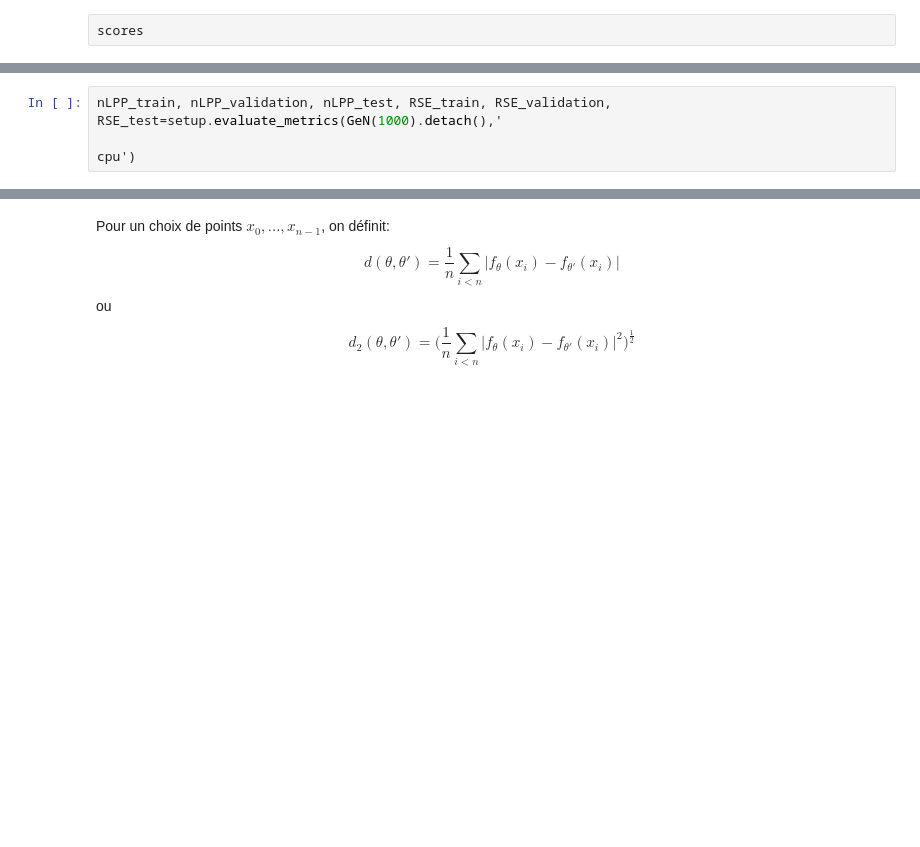
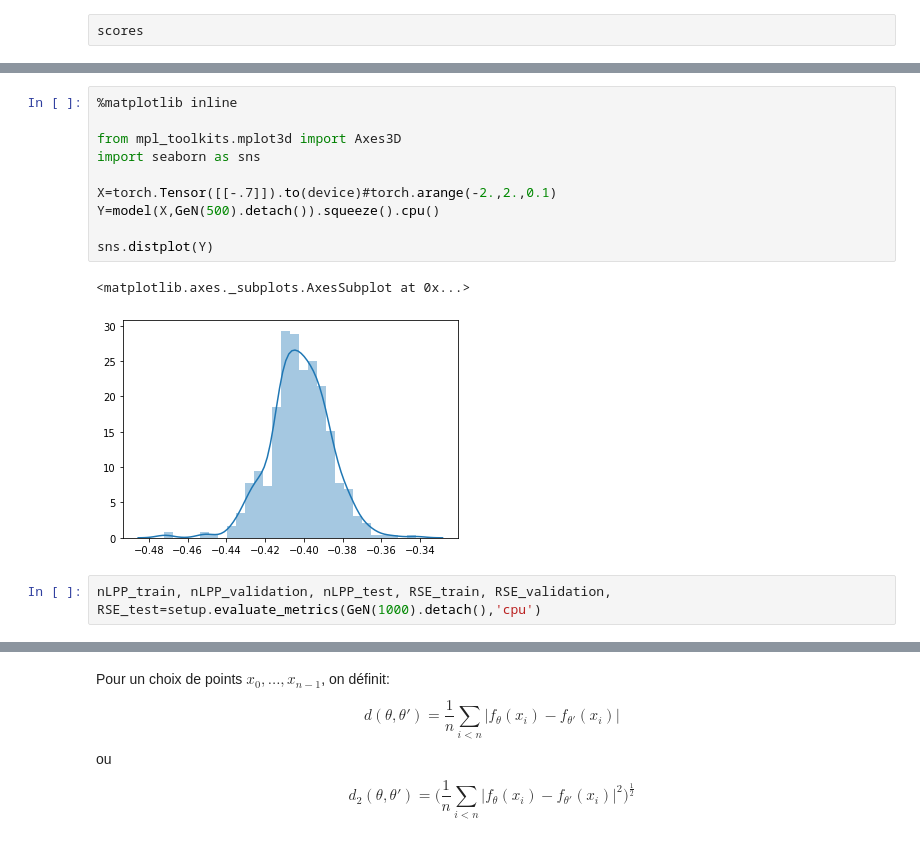
Before and after one commit to cortax/BayesianNN, a Jupyter notebook: GeNVI_Pred.ipynb, the cells around one changed output, grey strips where cells are left out. Saved outputs shown, nothing was run; the diff lists cells and outputs as text; blank space fills up the shorter version.

```diff
--- a/GeNVI_Pred.ipynb
+++ b/GeNVI_Pred.ipynb
@@ -142,6 +144,18 @@ scores
+# %%
+%matplotlib inline
+
+from mpl_toolkits.mplot3d import Axes3D
+import seaborn as sns
+
+X=torch.Tensor([[-.7]]).to(device)#torch.arange(-2.,2.,0.1)
+Y=model(X,GeN(500).detach()).squeeze().cpu()
+
+sns.distplot(Y)
+# %% [output]
+<matplotlib.axes._subplots.AxesSubplot at 0x...>
+[figure, added]
 # %%
-nLPP_train, nLPP_validation, nLPP_test, RSE_train, RSE_validation, RSE_test=setup.evaluate_metrics(GeN(1000).detach(),'
-                                                                                                   cpu')
+nLPP_train, nLPP_validation, nLPP_test, RSE_train, RSE_validation, RSE_test=setup.evaluate_metrics(GeN(1000).detach(),'cpu')
 # %%
 print('nLPP_valid: '+str(nLPP_validation))
 print('SE_valid: '+str(RSE_validation))
```
Also changed, not shown: parts of 8 cells of this notebook, 5 other files.
